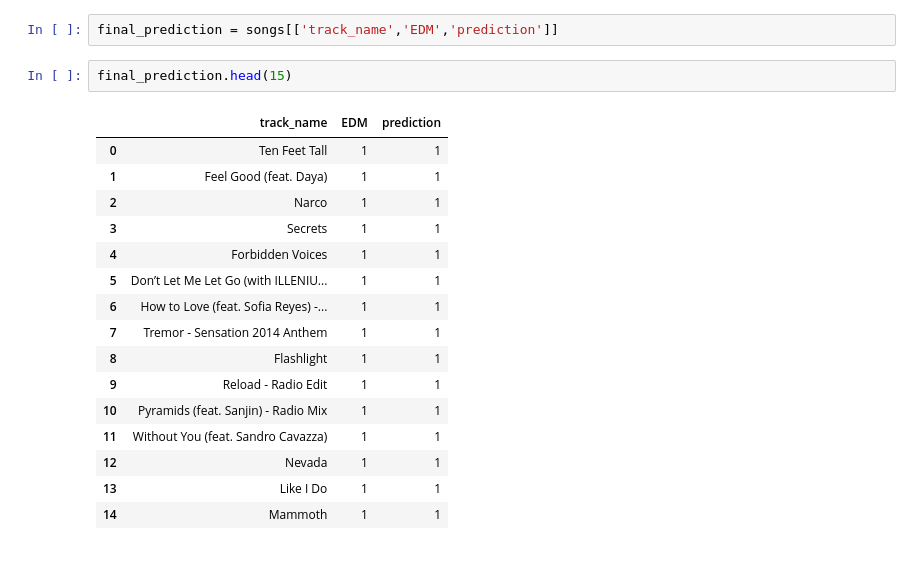
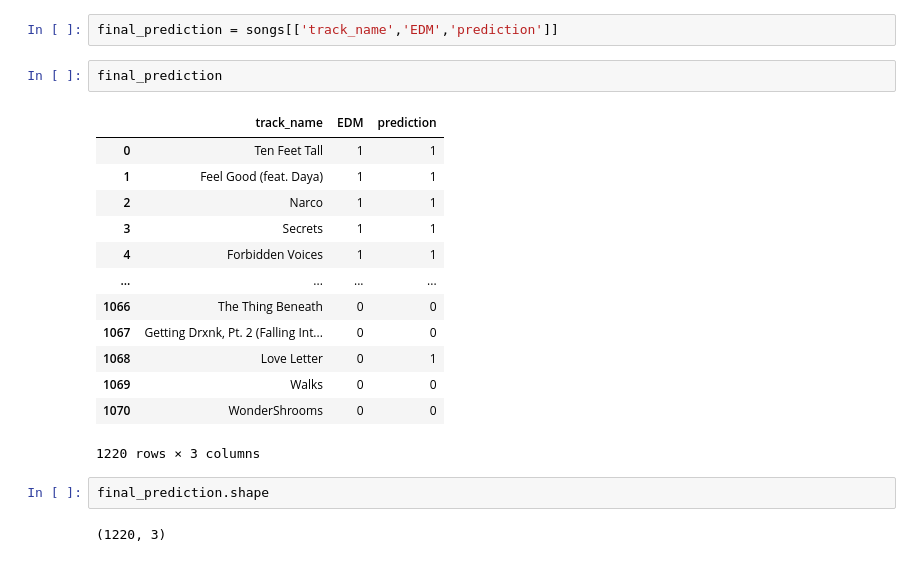
Before and after one commit to kchiev215/Spotify_EDM_Lofi_Analysis, a Jupyter notebook: Machine_Learning.ipynb, the cells around one changed output. Cells and saved outputs as stored; diff of their text form.

```diff
--- a/Machine_Learning.ipynb
+++ b/Machine_Learning.ipynb
@@ -378,21 +378,22 @@ songs.sort_values('track_name').head()
 # %%
 final_prediction = songs[['track_name','EDM','prediction']]
 # %%
-final_prediction.head(15)
+final_prediction
 # %% [output]
 |  | track_name | EDM | prediction |
 | 0 | Ten Feet Tall | 1 | 1 |
 | 1 | Feel Good (feat. Daya) | 1 | 1 |
 | 2 | Narco | 1 | 1 |
 | 3 | Secrets | 1 | 1 |
 | 4 | Forbidden Voices | 1 | 1 |
-| 5 | Don’t Let Me Let Go (with ILLENIU... | 1 | 1 |
-| 6 | How to Love (feat. Sofia Reyes) -... | 1 | 1 |
-| 7 | Tremor - Sensation 2014 Anthem | 1 | 1 |
-| 8 | Flashlight | 1 | 1 |
-| 9 | Reload - Radio Edit | 1 | 1 |
-| 10 | Pyramids (feat. Sanjin) - Radio Mix | 1 | 1 |
-| 11 | Without You (feat. Sandro Cavazza) | 1 | 1 |
-| 12 | Nevada | 1 | 1 |
-| 13 | Like I Do | 1 | 1 |
-| 14 | Mammoth | 1 | 1 |
+| ... | ... | ... | ... |
+| 1066 | The Thing Beneath | 0 | 0 |
+| 1067 | Getting Drxnk, Pt. 2 (Falling Int... | 0 | 0 |
+| 1068 | Love Letter | 0 | 1 |
+| 1069 | Walks | 0 | 0 |
+| 1070 | WonderShrooms | 0 | 0 |
+1220 rows × 3 columns
+# %%
+final_prediction.shape
+# %% [output]
+(1220, 3)
```
Also changed, not shown: parts of 3 cells of this notebook, 17 other files.
